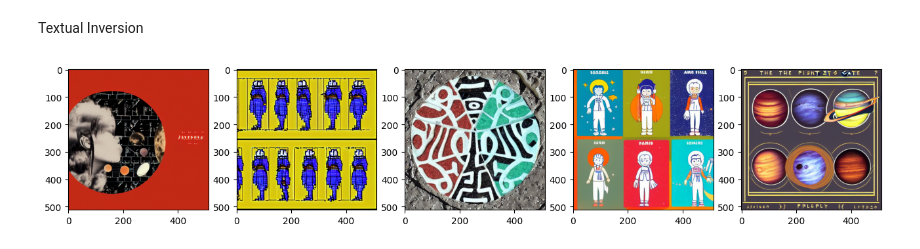
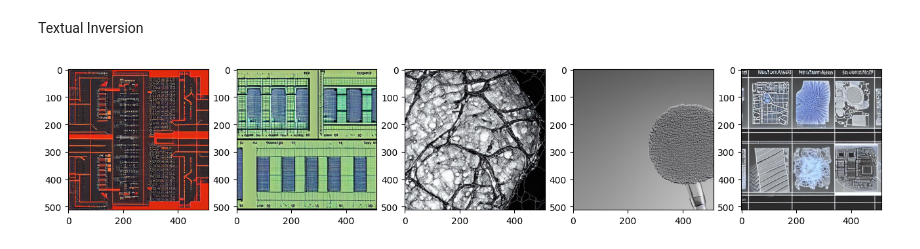
Before and after one commit to MittalNeha/ERA1, a Jupyter notebook: S20/stable_diffusion_styles.ipynb, the cells around one changed output. Cells and saved outputs as stored; diff of their text form; code cells hidden in the pictures.

```diff
--- a/S20/stable_diffusion_styles.ipynb
+++ b/S20/stable_diffusion_styles.ipynb
@@ -191,23 +191,23 @@ def show_image( image):
 # %%
 STYLE_LIST = ['collage_style.bin', 'fft.bin', 'gaudi.bin', 'rimbot.bin', 'space.bin']
 STYLE_SEEDS = [32, 64, 128, 16, 8]
 
-prompt = 'The planets in the style of puppy'
+prompt = 'semiconductor sem microscopic defects puppy'
 
 generated_image = []
 style_name = []
 
 for idx, style_file in enumerate(STYLE_LIST):
     style_seed = STYLE_SEEDS[idx]
     style_dict = torch.load(style_file)
     style_embed = [v for v in style_dict.values()]
 
     generated_image.append(embed_style(prompt, style_embed[0], style_seed))
     style_name.append(style_file)
 
 fig, axs = plt.subplots(1, len(generated_image), figsize=(16, 4))
 for c in range(len(generated_image)):
     axs[c].imshow(generated_image[c])
 plt.show()
 # %% [output]
-[figure, old version]
+[figure, new version]
```
Also changed, not shown: parts of 6 cells of this notebook.
